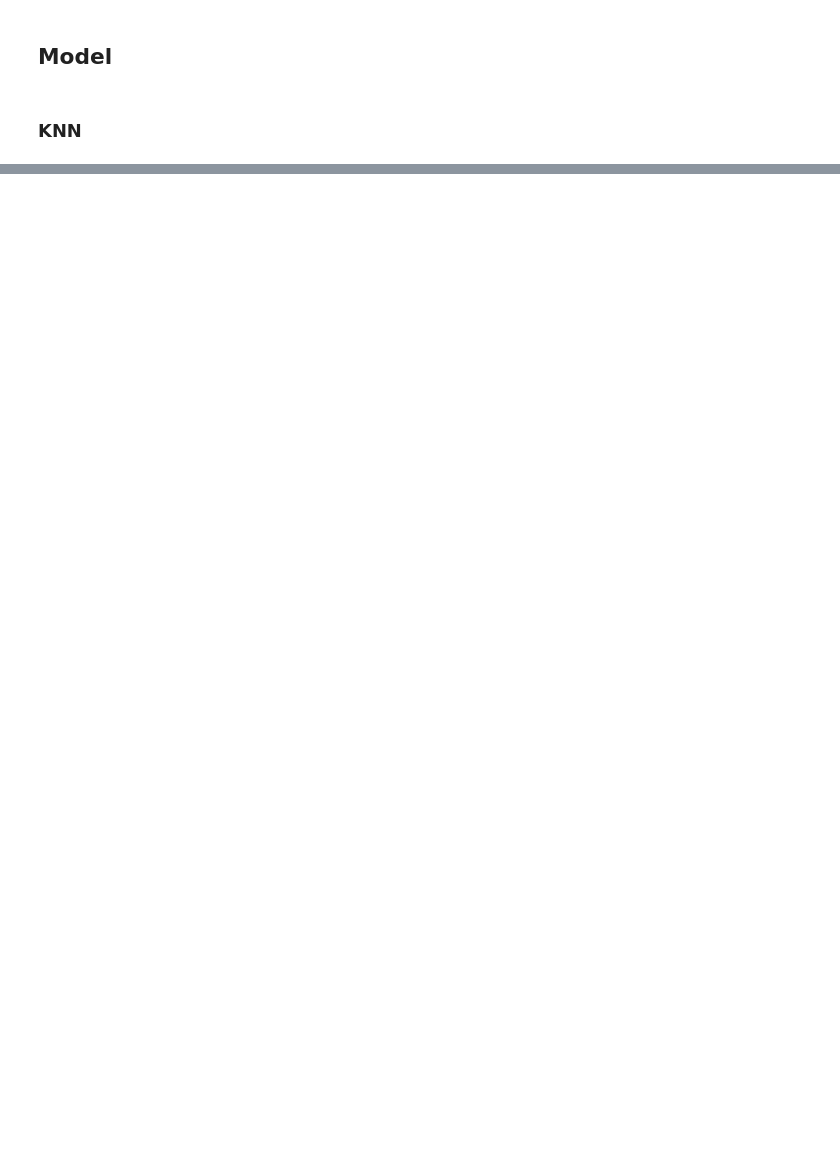
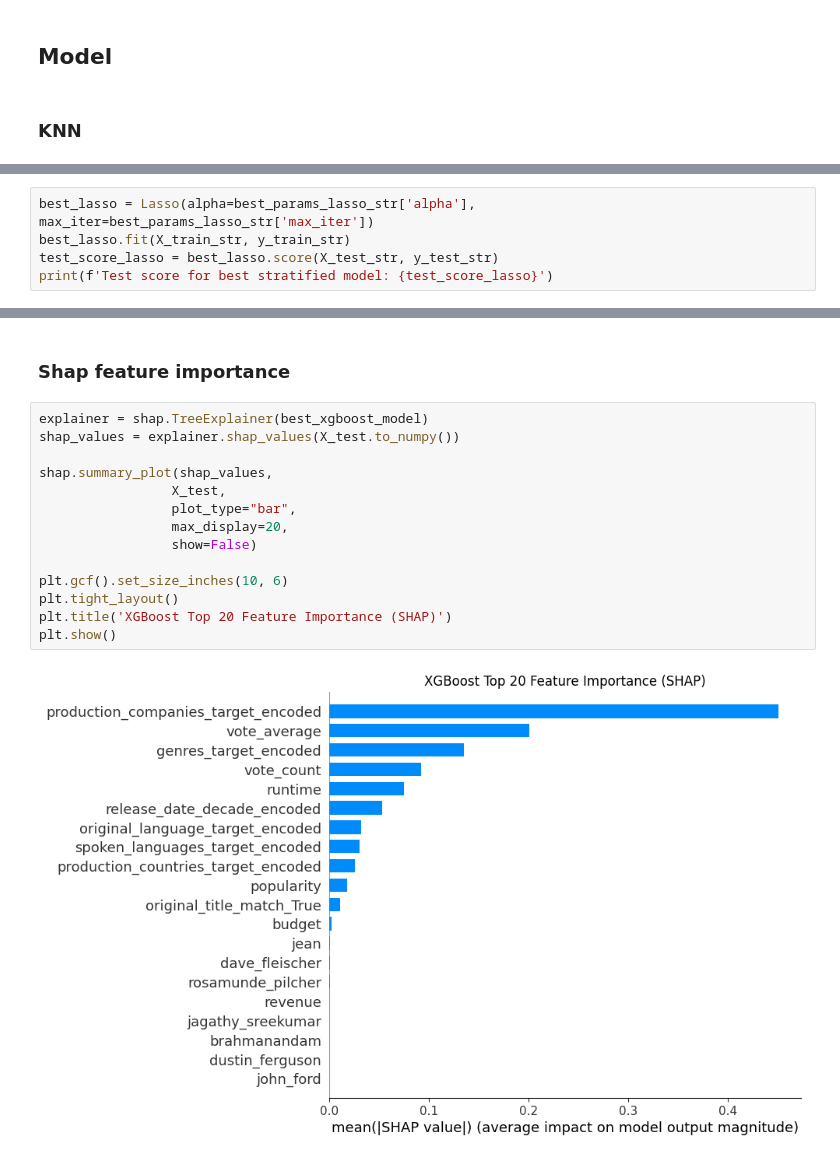
Before and after one commit to JiayiD8/movie_rating_prediction, a Jupyter notebook: AML_Project_Deliverable3.ipynb, the cells around one changed output, grey strips where cells are left out. Cells and saved outputs as stored; diff of their text form; blank space fills up the shorter version.

```diff
--- a/AML_Project_Deliverable3.ipynb
+++ b/AML_Project_Deliverable3.ipynb
@@ -603,0 +609,5 @@ Test score for best stratified model: 0.5786474762650851
+# %%
+best_lasso = Lasso(alpha=best_params_lasso_str['alpha'], max_iter=best_params_lasso_str['max_iter'])
+best_lasso.fit(X_train_str, y_train_str)
+test_score_lasso = best_lasso.score(X_test_str, y_test_str)
+print(f'Test score for best stratified model: {test_score_lasso}')
@@ -667,0 +1154,18 @@ print(f'Test score for best XGBoost model: {xgb_test_score}')
+# %% [markdown]
+### Shap feature importance
+# %%
+explainer = shap.TreeExplainer(best_xgboost_model)
+shap_values = explainer.shap_values(X_test.to_numpy())
+
+shap.summary_plot(shap_values,
+                 X_test,
+                 plot_type="bar",
+                 max_display=20,
+                 show=False)
+
+plt.gcf().set_size_inches(10, 6)
+plt.tight_layout()
+plt.title('XGBoost Top 20 Feature Importance (SHAP)')
+plt.show()
+# %% [output]
+[figure, added]
```
Also changed, not shown: parts of 49 cells of this notebook.
